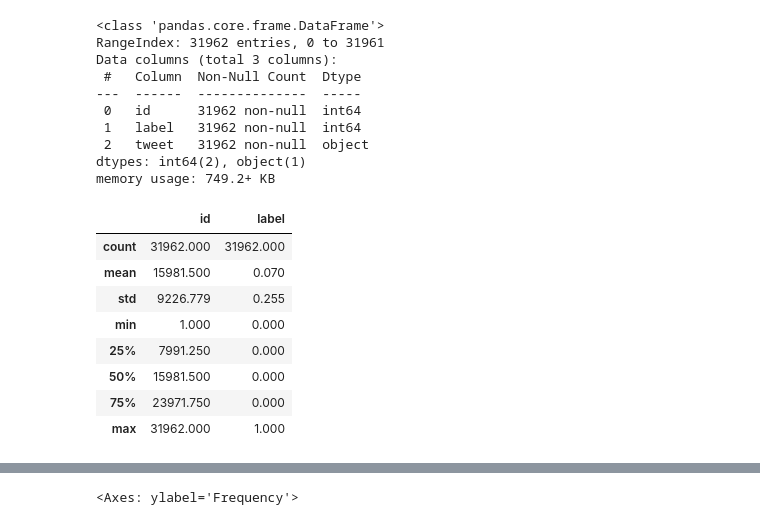
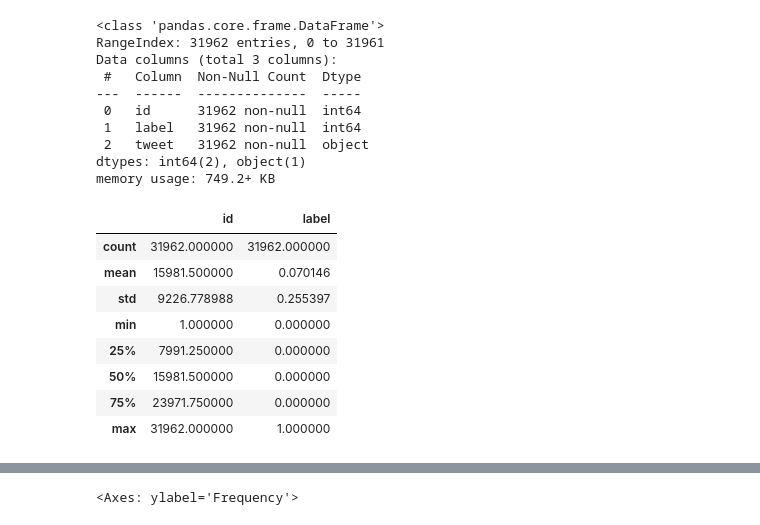
Before and after one commit to aqy88/lychee-course, a Jupyter notebook: data-volume/main.ipynb, the cells around one changed output, grey strips where cells are left out. Cells and saved outputs as stored; diff of their text form; code cells hidden in the pictures.

```diff
--- a/data-volume/main.ipynb
+++ b/data-volume/main.ipynb
@@ -1,11 +6,18 @@
 # %%
-# For "data free manipulation." Excel for Python.
+# Here, we import required libraries and our raw training data.
+
+# Data manipulation
 import pandas as pd
-# Numerical analysis library.
+import string
+
+# Numerical analysis
 import numpy as np
-# Data visualization.
+
+# Data visualization
 import seaborn as sns
 import matplotlib.pyplot as plt
+from wordcloud import WordCloud
 
-tweets_df = pd.read_csv('twitter.csv')
+# Import training data. "df" is short here for "data frame" (https://pandas.pydata.org/pandas-docs/stable/reference/api/pandas.DataFrame.html).
+df = pd.read_csv('twitter.csv')
 # %%
@@ -22,14 +35,15 @@ Data columns (total 3 columns):
 dtypes: int64(2), object(1)
 memory usage: 749.2+ KB
 # %%
-tweets_df.describe()
+# Run this for some basic statistics on our raw training data.
+df.describe()
 # %% [output]
 |  | id | label |
-| count | 31962.000 | 31962.000 |
-| mean | 15981.500 | 0.070 |
-| std | 9226.779 | 0.255 |
-| min | 1.000 | 0.000 |
-| 25% | 7991.250 | 0.000 |
-| 50% | 15981.500 | 0.000 |
-| 75% | 23971.750 | 0.000 |
-| max | 31962.000 | 1.000 |
+| count | 31962.000000 | 31962.000000 |
+| mean | 15981.500000 | 0.070146 |
+| std | 9226.778988 | 0.255397 |
+| min | 1.000000 | 0.000000 |
+| 25% | 7991.250000 | 0.000000 |
+| 50% | 15981.500000 | 0.000000 |
+| 75% | 23971.750000 | 0.000000 |
+| max | 31962.000000 | 1.000000 |
```
Also changed, not shown: parts of 27 cells of this notebook, 3 other files.
